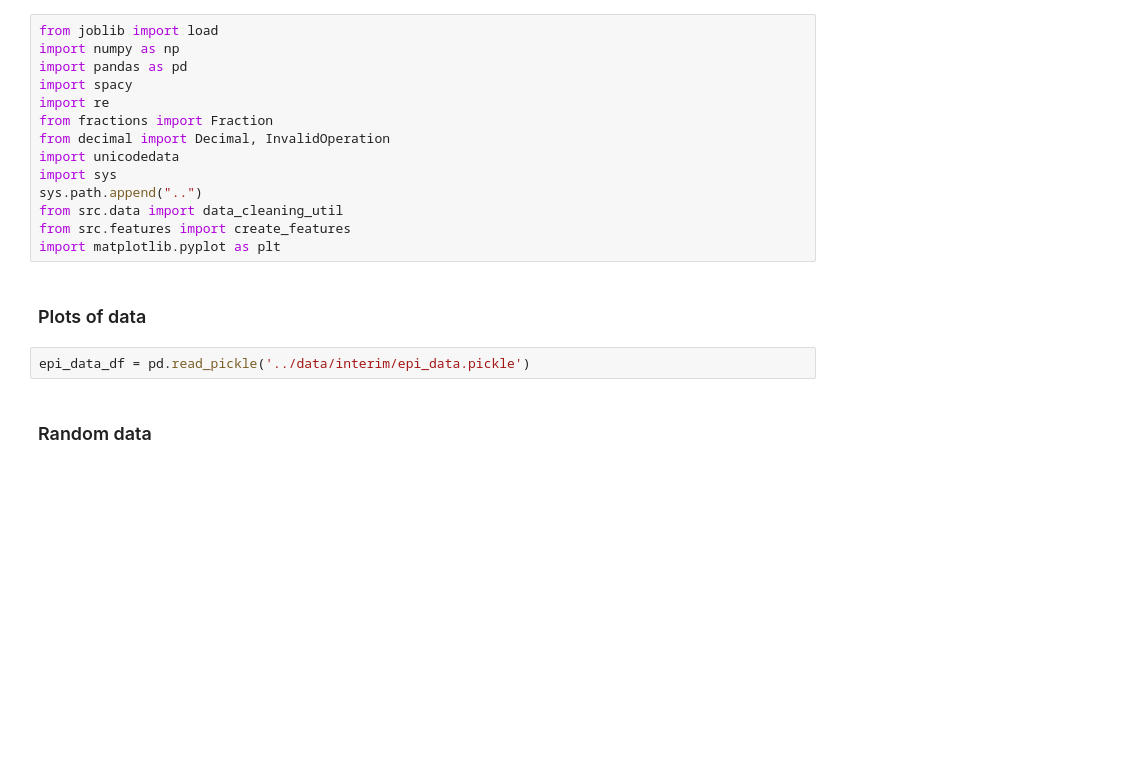
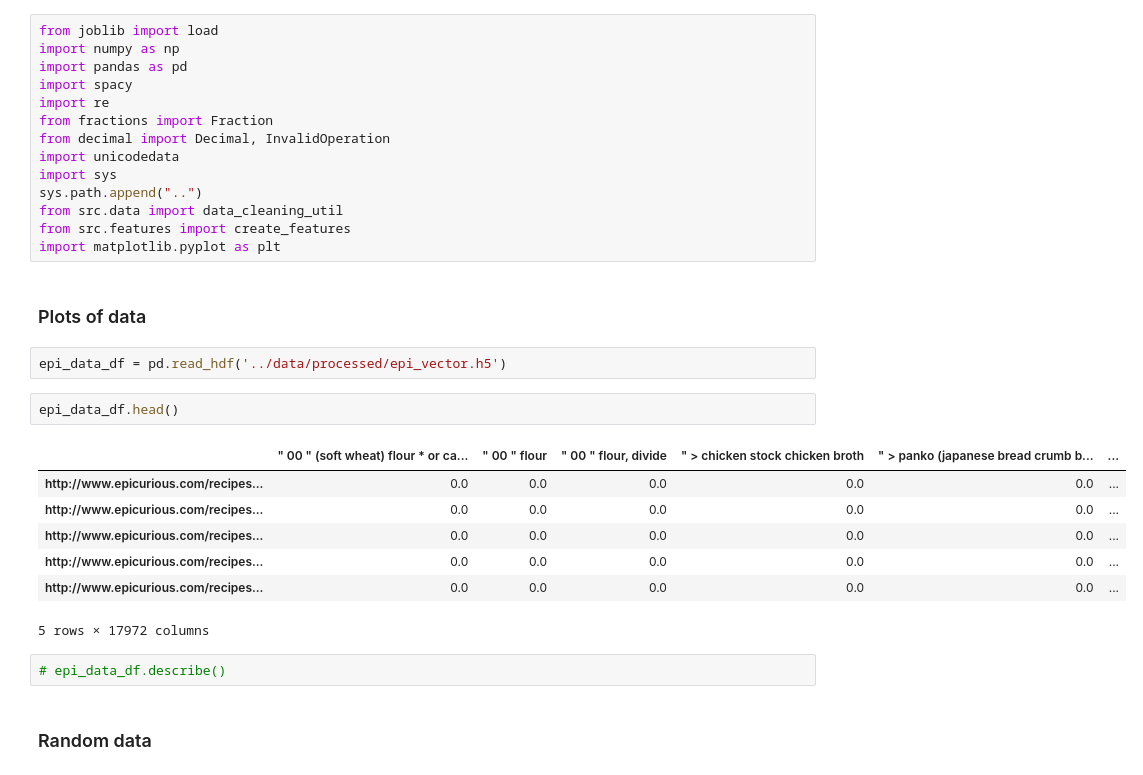
Before and after one commit to Sisyphus192/deep-dishes, a Jupyter notebook: notebooks/Correlation.ipynb, the cells around one changed output. Drawn from its saved outputs; the diff is of its cells as text; blank space fills up the shorter version.

```diff
--- a/notebooks/Correlation.ipynb
+++ b/notebooks/Correlation.ipynb
@@ -14,8 +14,20 @@ from src.features import create_features
 import matplotlib.pyplot as plt
 # %% [markdown]
 ### Plots of data
-# %%
-epi_data_df = pd.read_pickle('../data/interim/epi_data.pickle')
+# %%
+epi_data_df = pd.read_hdf('../data/processed/epi_vector.h5')
+# %%
+epi_data_df.head()
+# %% [output]
+|  | " 00 " (soft wheat) flour * or ca... | " 00 " flour | " 00 " flour, divide | " > chicken stock chicken broth | " > panko (japanese bread crumb b... | ... |
+| http://www.epicurious.com/recipes... | 0.0 | 0.0 | 0.0 | 0.0 | 0.0 | ... |
+| http://www.epicurious.com/recipes... | 0.0 | 0.0 | 0.0 | 0.0 | 0.0 | ... |
+| http://www.epicurious.com/recipes... | 0.0 | 0.0 | 0.0 | 0.0 | 0.0 | ... |
+| http://www.epicurious.com/recipes... | 0.0 | 0.0 | 0.0 | 0.0 | 0.0 | ... |
+| http://www.epicurious.com/recipes... | 0.0 | 0.0 | 0.0 | 0.0 | 0.0 | ... |
+5 rows × 17972 columns
+# %%
+# epi_data_df.describe()
 # %% [markdown]
 ### Random data
 # %% [markdown]
```
Also changed, not shown: 1 other file.
